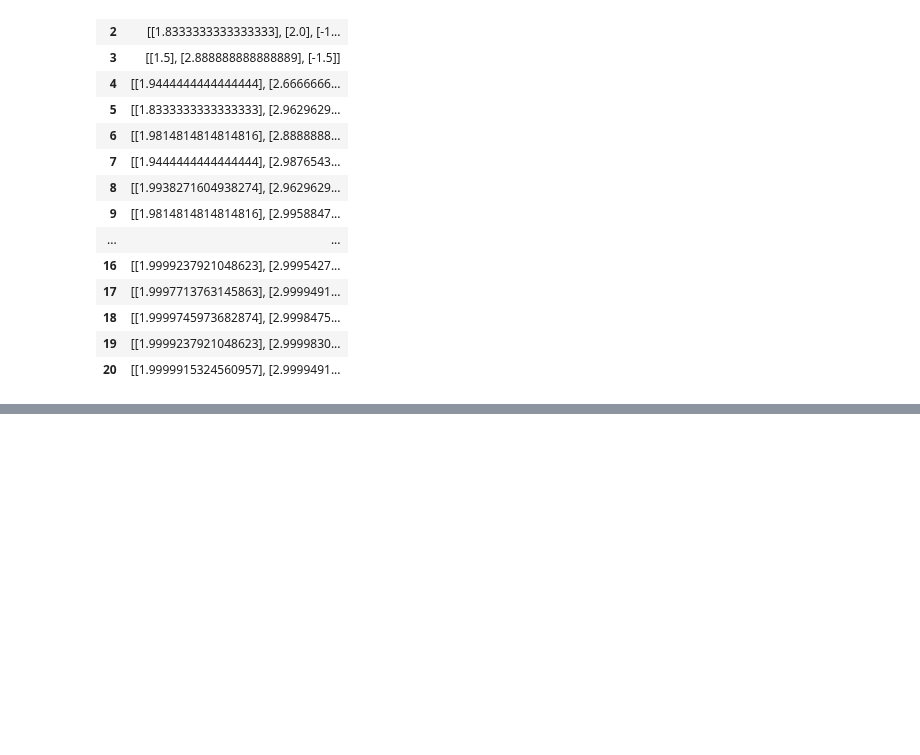
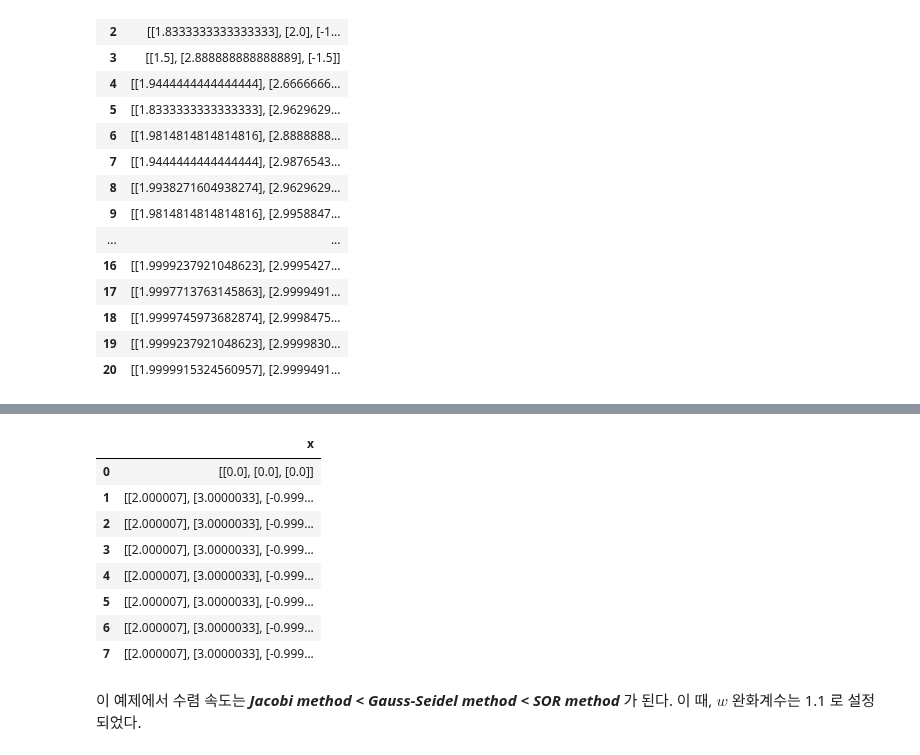
Before and after one commit to tirals88/Numerical-Mathematics-and-Computing, a Jupyter notebook: Chap8_More on Linear Systems.ipynb, the cells around one changed output, grey strips where cells are left out. Drawn from its saved outputs; the diff is of its cells as text; code cells hidden in the pictures; blank space fills up the shorter version.

```diff
--- a/Chap8_More on Linear Systems.ipynb
+++ b/Chap8_More on Linear Systems.ipynb
@@ -957,15 +990,31 @@ maximum iteration reached
 # %%
-def GS_iter(A, b, x0, kmax):
+def iter_methods(A, b, x0, kmax, method_ : str):
   err = 1e-4
   x = x0.reshape(-1, 1).astype('float32')
   b = b.reshape(-1, 1).astype('float32')
   iter_log = [[x0.reshape(-1, 1)]]
   n_ = len(A)
 
+  # relaxtion factor 완화계수 / w = 1 : GS method
+  w = 1.1
+
   for i in range(kmax):
     y = x.copy()
-    for j in range(n_):
-      x[j] = (- np.dot(A[j, :], x) + (A[j, j]*x[j]) + b[j]) / A[j, j]
+
+    if method_ == 'J':
+      # Jacobi method
+      for j in range(n_):
+        x[j] = (- np.dot(A[j, :], y) + (A[j, j]*y[j]) + b[j]) / A[j, j]
+
+    if method_ == 'G':
+      # Gauss-Seidel method
+      for j in range(n_):
+        x[j] = (- np.dot(A[j, :], x) + (A[j, j]*x[j]) + b[j]) / A[j, j]
+
+    if method_ == 'S':
+      # Successive overrelaxtion method (SOR)
+      for j in range(n_):
+        x[j] = np.array([w])*[ (- np.dot(A[j, :], x) + (A[j, j]*x[j]) + b[j]) / A[j, j] ] + np.array([1 - w]) * x[j]
 
     iter_log.append([x])
     if np.max(np.abs(x-y)) < err:
@@ -976,8 +1025,9 @@ def GS_iter(A, b, x0, kmax):
   iter_log.columns = ['x']
   return iter_log
 # %%
-# 위 반복법보다 2배 빠
-GS_iter(test_A, test_b, np.zeros(3), 30)
+# 위 반복법보다 2배 빠르다.
+GS_ex = iter_methods(test_A, test_b, np.zeros(3), 30, 'G')
+SOR_ex = iter_methods(test_A, test_b, np.zeros(3), 30, 'S')
 # %% [output]
 convergence
 maximum iteration reached
@@ -994,0 +1050,14 @@ maximum iteration reached
+# %%
+SOR_ex
+# %% [output]
+|  | x |
+| 0 | [[0.0], [0.0], [0.0]] |
+| 1 | [[2.000007], [3.0000033], [-0.999... |
+| 2 | [[2.000007], [3.0000033], [-0.999... |
+| 3 | [[2.000007], [3.0000033], [-0.999... |
+| 4 | [[2.000007], [3.0000033], [-0.999... |
+| 5 | [[2.000007], [3.0000033], [-0.999... |
+| 6 | [[2.000007], [3.0000033], [-0.999... |
+| 7 | [[2.000007], [3.0000033], [-0.999... |
+# %% [markdown]
+이 예제에서 수렴 속도는 ***Jacobi method < Gauss-Seidel method < SOR method*** 가 된다. 이 때, $w$ 완화계수는 1.1 로 설정되었다.
```
Also changed, not shown: parts of 5 cells of this notebook.
